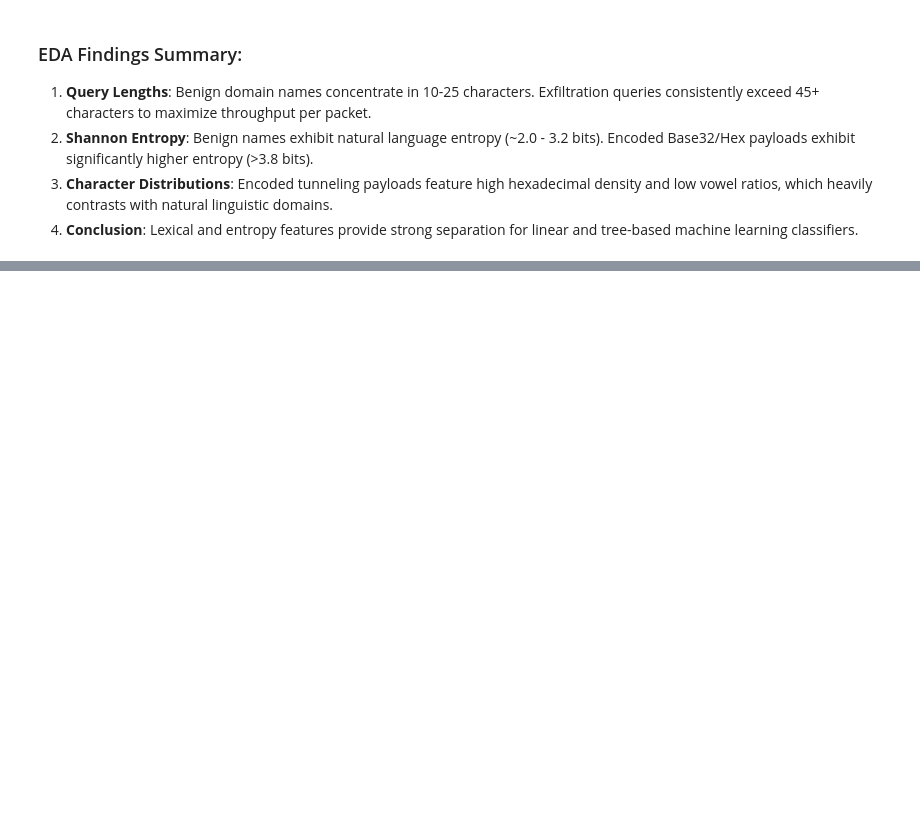
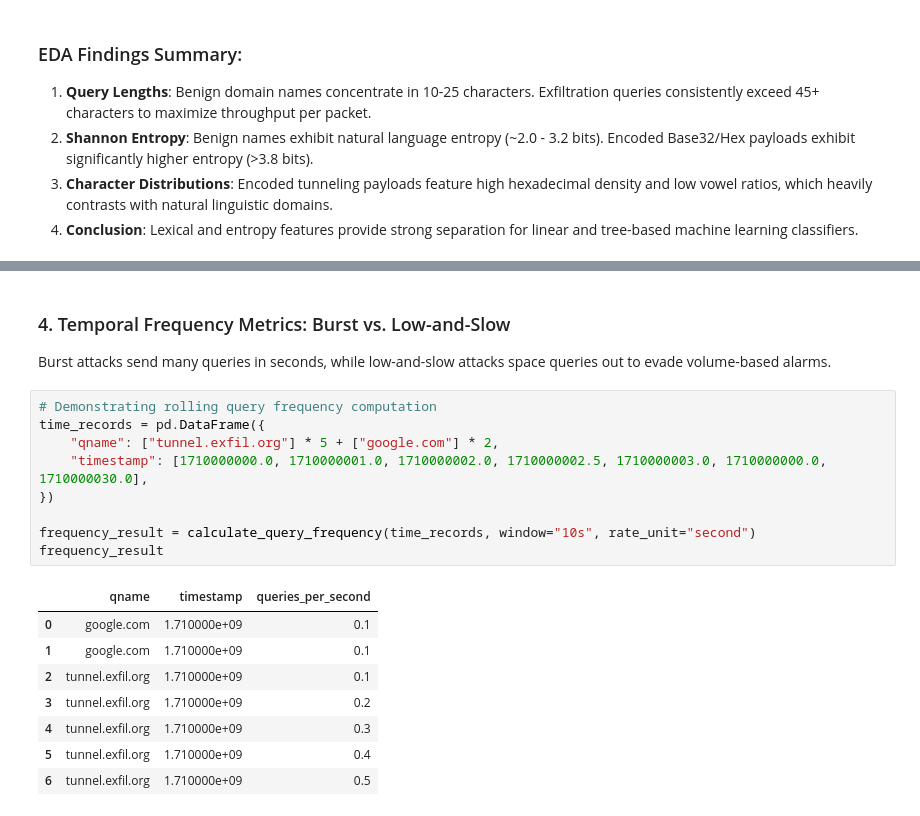
Before and after one commit to Soham-Donode/dns-exfiltration-rm, a Jupyter notebook: notebooks/01_eda.ipynb, the cells around one changed output, grey strips where cells are left out. Saved outputs shown, nothing was run; the diff lists cells and outputs as text; blank space fills up the shorter version.

```diff
--- a/notebooks/01_eda.ipynb
+++ b/notebooks/01_eda.ipynb
@@ -162,0 +294,22 @@ plt.show()
+# %% [markdown]
+### 4. Temporal Frequency Metrics: Burst vs. Low-and-Slow
+
+Burst attacks send many queries in seconds, while low-and-slow attacks space queries out to evade volume-based alarms.
+# %%
+# Demonstrating rolling query frequency computation
+time_records = pd.DataFrame({
+    "qname": ["tunnel.exfil.org"] * 5 + ["google.com"] * 2,
+    "timestamp": [1710000000.0, 1710000001.0, 1710000002.0, 1710000002.5, 1710000003.0, 1710000000.0, 1710000030.0],
+})
+
+frequency_result = calculate_query_frequency(time_records, window="10s", rate_unit="second")
+frequency_result
+# %% [output]
+|  | qname | timestamp | queries_per_second |
+| 0 | google.com | 1.710000e+09 | 0.1 |
+| 1 | google.com | 1.710000e+09 | 0.1 |
+| 2 | tunnel.exfil.org | 1.710000e+09 | 0.1 |
+| 3 | tunnel.exfil.org | 1.710000e+09 | 0.2 |
+| 4 | tunnel.exfil.org | 1.710000e+09 | 0.3 |
+| 5 | tunnel.exfil.org | 1.710000e+09 | 0.4 |
+| 6 | tunnel.exfil.org | 1.710000e+09 | 0.5 |
```
Also changed, not shown: parts of 21 cells of this notebook, 16 other files.
